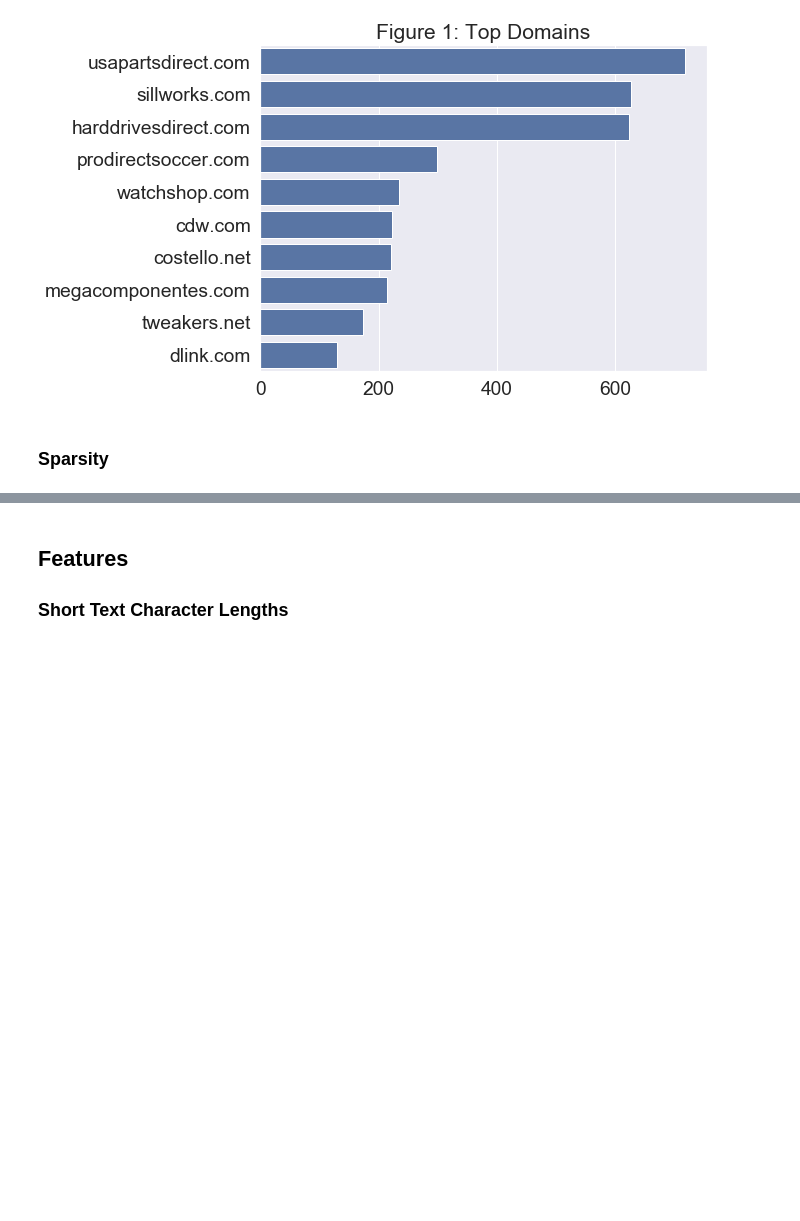
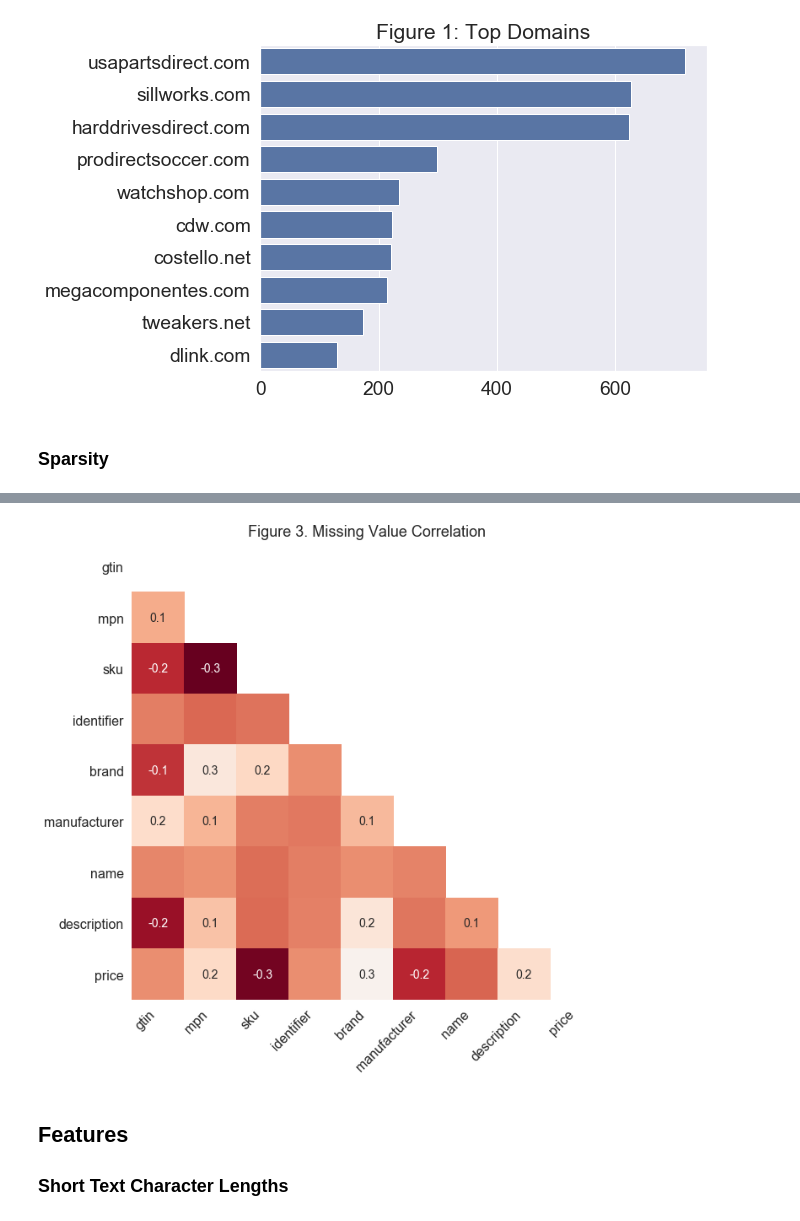
Before and after one commit to kylegilde/Entity-Matching-in-Online-Retail, a Jupyter notebook: Create Plots.ipynb, the cells around one changed output, grey strips where cells are left out. Saved outputs shown, nothing was run; the diff lists cells and outputs as text; code cells hidden in the pictures; blank space fills up the shorter version.

```diff
--- a/Create Plots.ipynb
+++ b/Create Plots.ipynb
@@ -118,3 +116,9 @@ fig.savefig("fig-02-03-feature-sparsity.png", bbox_inches = "tight")
+# %%
+msno.heatmap(train_test_offer_features_only, figsize=(10, 10)).set_title("Figure 3. Missing Value Correlation")
+
+plt.savefig("fig-03-missing-value-correlation.png", bbox_inches = "tight")
+# %% [output]
+[figure, added]
 # %% [markdown]
 ## Features
 
```
Also changed, not shown: parts of 8 cells of this notebook, 22 other files.
